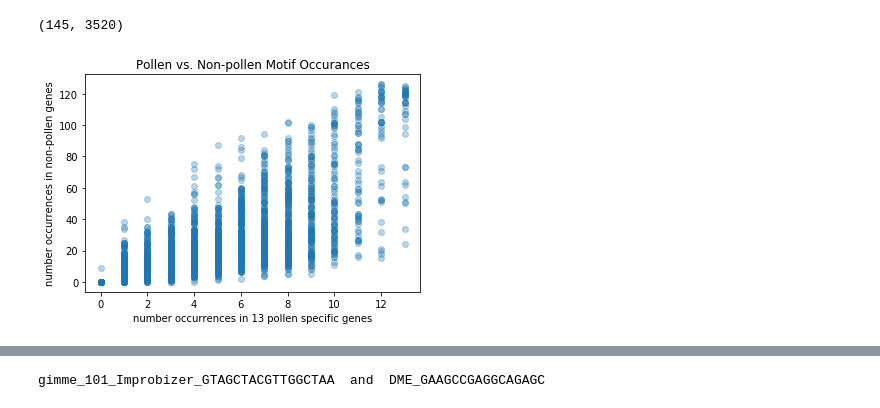
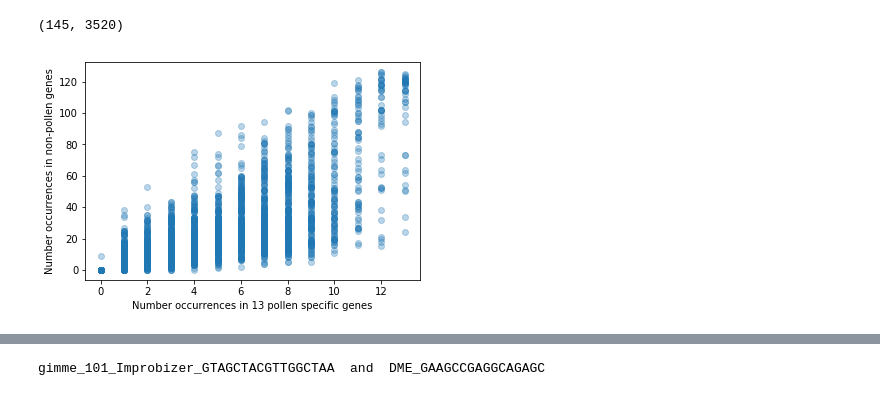
Before and after one commit to mullinmax/IS, a Jupyter notebook: pandasRework.ipynb, the cells around one changed output, grey strips where cells are left out. Cells and saved outputs as stored; diff of their text form; code cells hidden in the pictures.

Commit message:
re-rendering graph for paper

```diff
--- a/pandasRework.ipynb
+++ b/pandasRework.ipynb
@@ -21,17 +21,17 @@ print(rawData.shape)
 # %%
 
 posCounts = foreground.sum(axis=0) #produces list of sum of occurances in foregorund for each column
 negCounts = background.sum(axis=0)
 
 # plt.scatter(list(map(lambda x: x + random.random() -.5, posCounts)), list(map(lambda x: x + random.random() -.5, negCounts)))
 plt.scatter(posCounts, negCounts, alpha=0.3)
 # plt.scatter(list(map(lambda x: x + random.random() -.5, posCounts)), list(map(lambda x: x + random.random() -.5, negCounts)), alpha=0.3)
-plt.title("Pollen vs. Non-pollen Motif Occurances")
-plt.xlabel("number occurrences in 13 pollen specific genes")
-plt.ylabel("number occurrences in non-pollen genes")
+# plt.title("Pollen vs. Non-pollen Motif Occurances")
+plt.xlabel("Number occurrences in 13 pollen specific genes")
+plt.ylabel("Number occurrences in non-pollen genes")
 plt.show()
 # %% [output]
-[figure, old version]
+[figure, new version]
 # %%
 n = len(foreground.columns)
 posCoOccur = [0 for x in range(n*n)]
```
Also changed, not shown: parts of 2 cells of this notebook, 1 other file.
